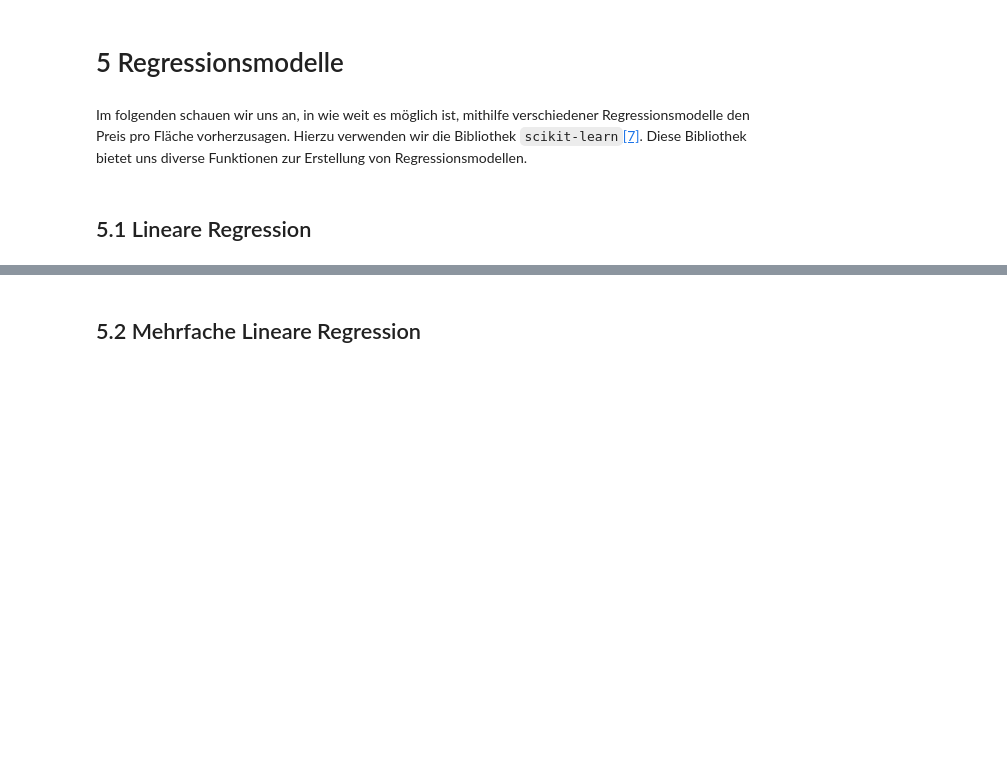
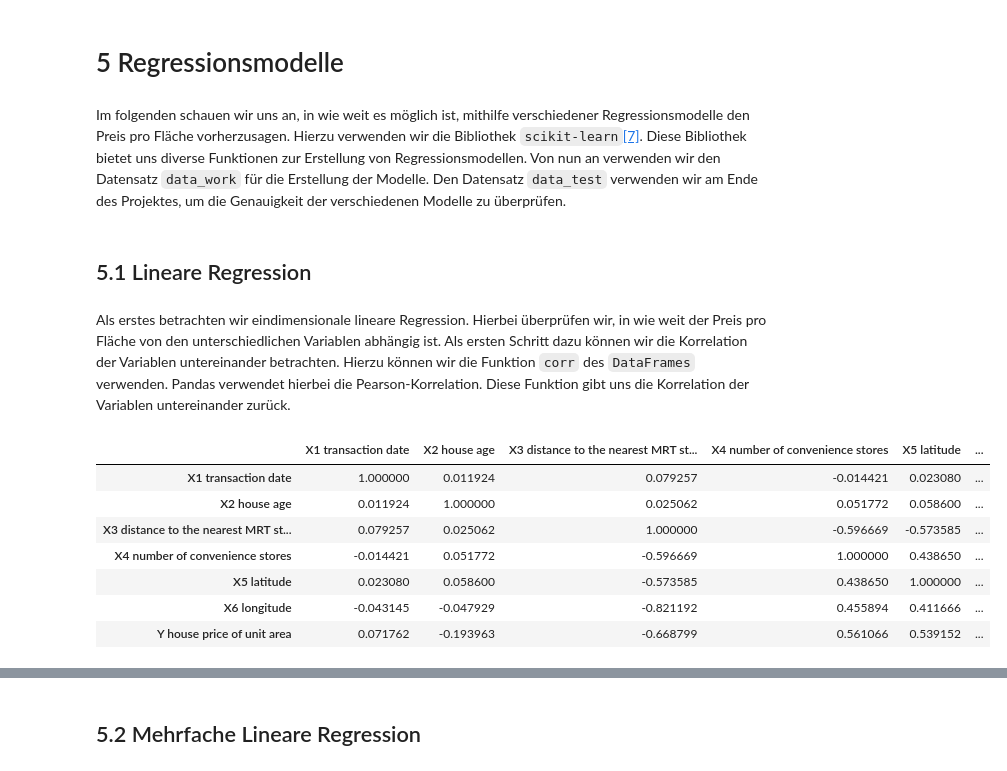
Before and after one commit to TillWege/dm-ml, a Jupyter notebook: paper.ipynb, the cells around one changed output, grey strips where cells are left out. Saved outputs shown, nothing was run; the diff lists cells and outputs as text; code cells hidden in the pictures; blank space fills up the shorter version.

```diff
--- a/paper.ipynb
+++ b/paper.ipynb
@@ -212,6 +212,19 @@ Anhand der Histrogramme können wir weitere Informationen über die Verteilung d
 # %% [markdown]
 <h1 id="reg">5 Regressionsmodelle</h2>
 # %% [markdown]
-Im folgenden schauen wir uns an, in wie weit es möglich ist, mithilfe verschiedener Regressionsmodelle den Preis pro Fläche vorherzusagen. Hierzu verwenden wir die Bibliothek `scikit-learn`<a href="#refsklearn">[7]</a>. Diese Bibliothek bietet uns diverse Funktionen zur Erstellung von Regressionsmodellen.
+Im folgenden schauen wir uns an, in wie weit es möglich ist, mithilfe verschiedener Regressionsmodelle den Preis pro Fläche vorherzusagen. Hierzu verwenden wir die Bibliothek `scikit-learn`<a href="#refsklearn">[7]</a>. Diese Bibliothek bietet uns diverse Funktionen zur Erstellung von Regressionsmodellen. Von nun an verwenden wir den Datensatz `data_work` für die Erstellung der Modelle. Den Datensatz `data_test` verwenden wir am Ende des Projektes, um die Genauigkeit der verschiedenen Modelle zu überprüfen.
 # %% [markdown]
 <h2 id="linreg">5.1 Lineare Regression</h2>
+# %% [markdown]
+Als erstes betrachten wir eindimensionale lineare Regression. Hierbei überprüfen wir, in wie weit der Preis pro Fläche von den unterschiedlichen Variablen abhängig ist. Als ersten Schritt dazu können wir die Korrelation der Variablen untereinander betrachten. Hierzu können wir die Funktion `corr` des ``DataFrames`` verwenden. Pandas verwendet hierbei die Pearson-Korrelation. Diese Funktion gibt uns die Korrelation der Variablen untereinander zurück.
+# %%
+data_work.drop("No", axis=1).corr()
+# %% [output]
+|  | X1 transaction date | X2 house age | X3 distance to the nearest MRT st... | X4 number of convenience stores | X5 latitude | ... |
+| X1 transaction date | 1.000000 | 0.011924 | 0.079257 | -0.014421 | 0.023080 | ... |
+| X2 house age | 0.011924 | 1.000000 | 0.025062 | 0.051772 | 0.058600 | ... |
+| X3 distance to the nearest MRT st... | 0.079257 | 0.025062 | 1.000000 | -0.596669 | -0.573585 | ... |
+| X4 number of convenience stores | -0.014421 | 0.051772 | -0.596669 | 1.000000 | 0.438650 | ... |
+| X5 latitude | 0.023080 | 0.058600 | -0.573585 | 0.438650 | 1.000000 | ... |
+| X6 longitude | -0.043145 | -0.047929 | -0.821192 | 0.455894 | 0.411666 | ... |
+| Y house price of unit area | 0.071762 | -0.193963 | -0.668799 | 0.561066 | 0.539152 | ... |
```
Also changed, not shown: parts of 1 cell of this notebook.
